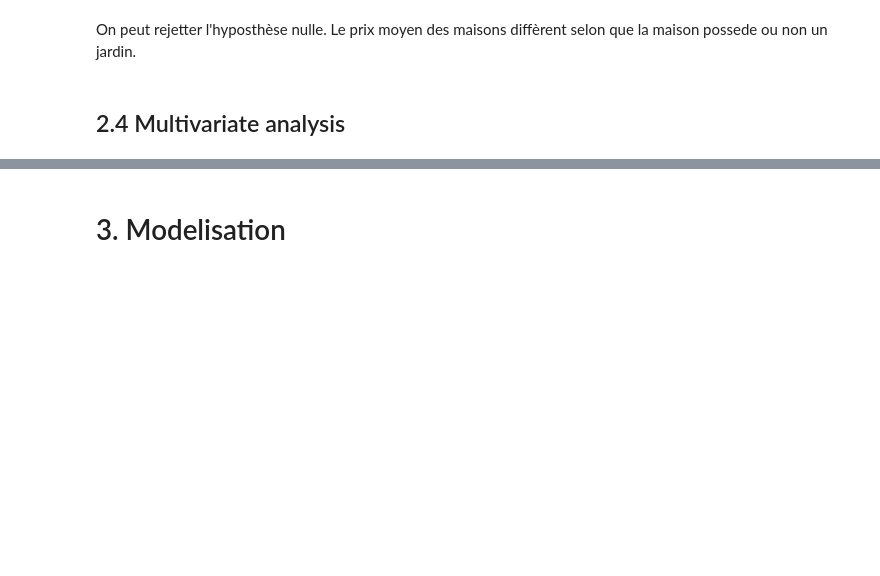
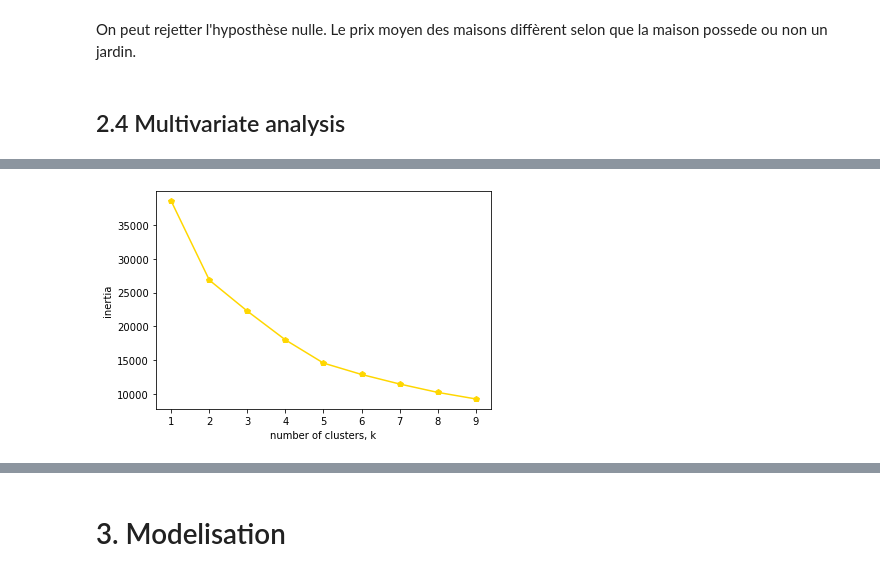
Before and after one commit to BoYusef/ProjetPython-Immobilier, a Jupyter notebook: Préprocessing et données actuelles/Preprocessing Public Alzaaf.ipynb, the cells around one changed output, grey strips where cells are left out. Saved outputs shown, nothing was run; the diff lists cells and outputs as text; code cells hidden in the pictures; blank space fills up the shorter version.

```diff
--- a/Préprocessing et données actuelles/Preprocessing Public Alzaaf.ipynb
+++ b/Préprocessing et données actuelles/Preprocessing Public Alzaaf.ipynb
@@ -562,0 +583,22 @@ plt.show()
+# %%
+resPCA=pca.transform(X)
+# %%
+inertias = []
+
+# Creating 10 K-Mean models while varying the number of clusters (k)
+for k in range(1,10):
+    model = KMeans(n_clusters=k)
+
+    # Fit model to samples
+    model.fit(resPCA.iloc[:,:3])
+
+    # Append the inertia to the list of inertias
+    inertias.append(model.inertia_)
+
+plt.plot(range(1,10), inertias, '-p', color='gold')
+plt.xlabel('number of clusters, k')
+plt.ylabel('inertia')
+#plt.xticks(ks)
+plt.show()
+# %% [output]
+[figure, added]
```
Also changed, not shown: parts of 57 cells of this notebook.
